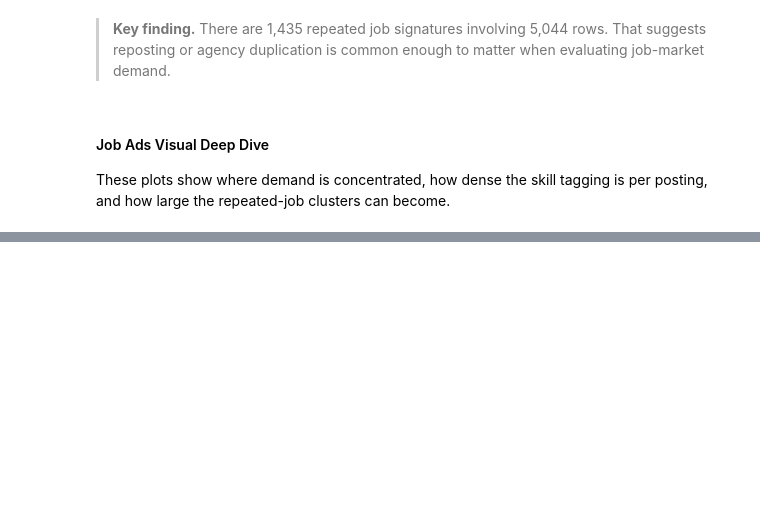
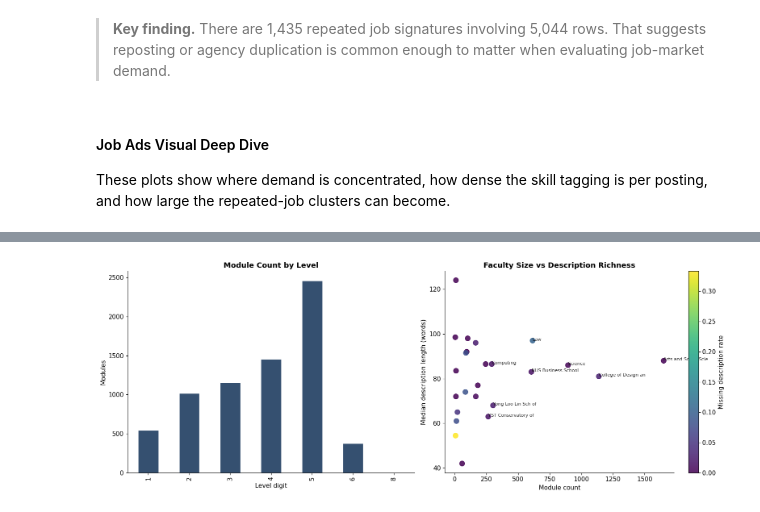
Before and after one commit to marcussyeo/DSA4264-Text-Group-3, a Jupyter notebook: notebooks/eda.ipynb, the cells around one changed output, grey strips where cells are left out. Drawn from its saved outputs; the diff is of its cells as text; code cells hidden in the pictures; blank space fills up the shorter version.

```diff
--- a/notebooks/eda.ipynb
+++ b/notebooks/eda.ipynb
@@ -775,0 +780,96 @@ show_note(
+# %%
+def extract_module_level(code: str) -> int:
+    match = re.search(r"(\d)", str(code))
+    return int(match.group(1)) if match else 9
+
+
+modules_model_eda = modules_df.copy()
+modules_model_eda["description_clean"] = (
+    modules_model_eda["description"]
+    .fillna("")
+    .astype(str)
+    .str.replace(r"<[^>]+>", " ", regex=True)
+    .str.replace(r"\s+", " ", regex=True)
+    .str.strip()
+)
+modules_model_eda["description_word_count"] = modules_model_eda["description_clean"].str.split().str.len()
+modules_model_eda["level"] = modules_model_eda["moduleCode"].apply(extract_module_level)
+modules_model_eda["level_band"] = np.where(
+    modules_model_eda["level"].between(1, 4),
+    "Undergraduate (1-4xxx)",
+    "Postgraduate (5xxx+)",
+)
+
+level_summary = (
+    modules_model_eda.groupby("level_band")
+    .agg(
+        module_count=("moduleCode", "size"),
+        median_desc_words=("description_word_count", "median"),
+        missing_desc_rate=("description_clean", lambda s: (s.str.len() == 0).mean()),
+    )
+    .round(3)
+)
+faculty_text_summary = (
+    modules_model_eda.groupby("faculty")
+    .agg(
+        module_count=("moduleCode", "size"),
+        median_desc_words=("description_word_count", "median"),
+        missing_desc_rate=("description_clean", lambda s: (s.str.len() == 0).mean()),
+    )
+    .sort_values(["module_count", "median_desc_words"], ascending=[False, False])
+)
+
+display(level_summary)
+display(
+    faculty_text_summary.query("module_count >= 20")
+    .sort_values("median_desc_words", ascending=False)
+    .head(10)
+    .round(2)
+)
+display(
+    faculty_text_summary.query("module_count >= 20")
+    .sort_values("median_desc_words", ascending=True)
+    .head(10)
+    .round(2)
+)
+
+fig, axes = plt.subplots(1, 2, figsize=(16, 6))
+
+level_counts = modules_model_eda["level"].value_counts().sort_index()
+level_counts.plot(kind="bar", ax=axes[0], color="#355070", edgecolor="white")
+axes[0].set_title("Module Count by Level", fontweight="bold")
+axes[0].set_xlabel("Level digit")
+axes[0].set_ylabel("Modules")
+
+scatter = axes[1].scatter(
+    faculty_text_summary["module_count"],
+    faculty_text_summary["median_desc_words"],
+    c=faculty_text_summary["missing_desc_rate"],
+    cmap="viridis",
+    s=80,
+    alpha=0.85,
+)
+axes[1].set_title("Faculty Size vs Description Richness", fontweight="bold")
+axes[1].set_xlabel("Module count")
+axes[1].set_ylabel("Median description length (words)")
+for faculty in faculty_text_summary.sort_values("module_count", ascending=False).head(8).index:
+    row = faculty_text_summary.loc[faculty]
+    axes[1].annotate(
+        faculty[:20],
+        (row["module_count"], row["median_desc_words"]),
+        fontsize=8,
+        alpha=0.85,
+    )
+plt.colorbar(scatter, ax=axes[1], label="Missing description rate")
+
+for ax in axes:
+    ax.spines[["top", "right"]].set_visible(False)
+plt.tight_layout()
+plt.show()
+
+undergrad_share = modules_model_eda["level"].between(1, 4).mean()
+show_note(
+    f"About {undergrad_share * 100:.1f}% of module rows are undergraduate-level and those descriptions remain reasonably detailed. "
+    "At the same time, text richness varies noticeably across faculties, so later retrieval quality may partly reflect documentation style as well as curriculum content."
+)
+# %% [output]
@@ -775,0 +904 @@ show_note(
+[figure, added]
```
Also changed, not shown: parts of 16 cells of this notebook, 1 other file.
